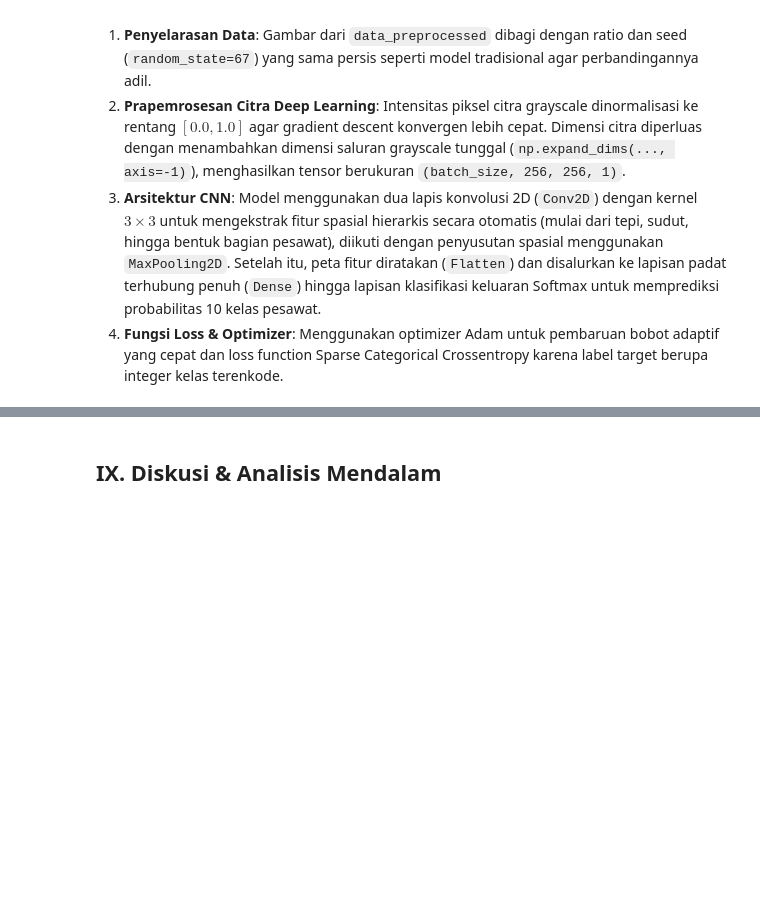
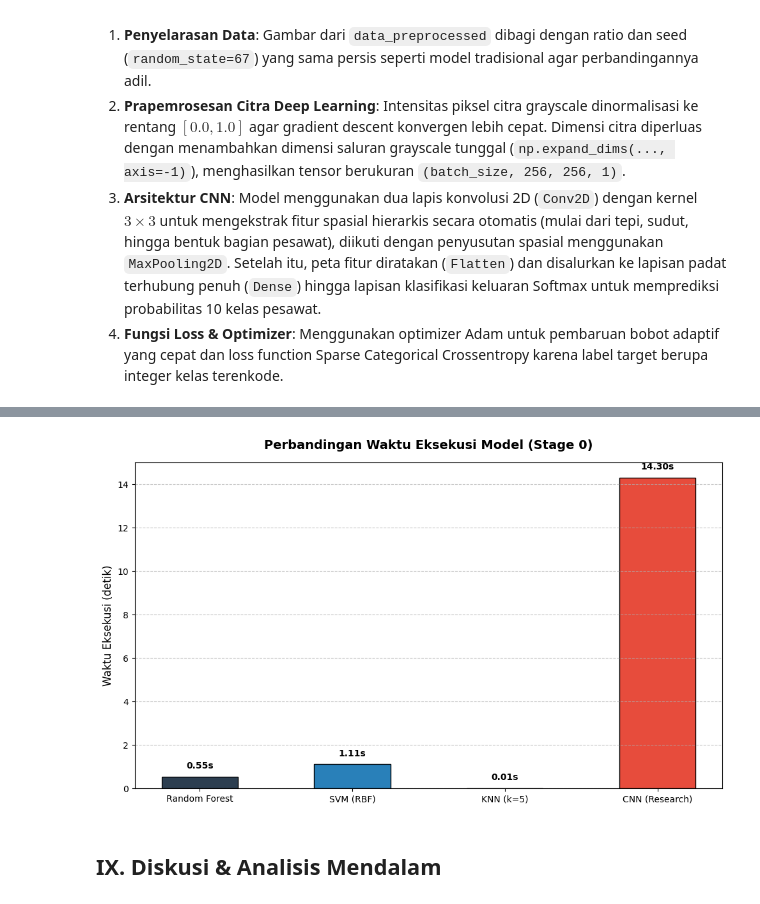
Before and after one commit to Schryzon/AeroVision, a Jupyter notebook: Stage0_AeroVision.ipynb, the cells around one changed output, grey strips where cells are left out. Cells and saved outputs as stored; diff of their text form; code cells hidden in the pictures; blank space fills up the shorter version.

```diff
--- a/Stage0_AeroVision.ipynb
+++ b/Stage0_AeroVision.ipynb
@@ -954,6 +1051,9 @@ Standardisasi dilakukan dengan menghitung rata-rata dan deviasi standar dari fit
 - **When (Kapan)**: Dijalankan sebelum fitting model dimulai.
 - **How (Bagaimana)**: Inisialisasi RandomForestClassifier(n_estimators=100, random_state=67), SVC(C=10.0, kernel='rbf', random_state=67), dan KNeighborsClassifier(n_neighbors=3).
 # %%
+import time
+model_times = {}
+
 def generateClassificationReport(y_true, y_pred):
     print(classification_report(y_true, y_pred, zero_division=0))
     print(confusion_matrix(y_true, y_pred))
@@ -961,8 +1061,8 @@ def generateClassificationReport(y_true, y_pred):
 
 # Inisialisasi classifier dengan hyperparameter yang telah dioptimalkan
 rf = RandomForestClassifier(n_estimators=100, random_state=67, n_jobs=-1)
-svm = SVC(C=5.0, kernel='rbf', gamma='scale', random_state=67)
-knn = KNeighborsClassifier(n_neighbors=5, weights='uniform')
+svm = SVC(C=15.0, kernel='rbf', gamma='scale', random_state=67)
+knn = KNeighborsClassifier(n_neighbors=5, metric='cosine')
 # %% [markdown]
 #### Analisis & Penjelasan Belakang Layar (Behind the Scenes)
 ---
@@ -987,7 +1087,11 @@ Penyetelan parameter awal ini memastikan performa model stabil dan terkontrol.
 - **How (Bagaimana)**: Memanggil method .fit() dan .predict() untuk mencetak akurasi test, serta joblib.dump untuk persistensi model.
 # %%
 print("=== TRAINING RANDOM FOREST ===")
+t0 = time.time()
 rf.fit(X_train, y_train)
+rf_time = time.time() - t0
+model_times['Random Forest'] = rf_time
+print(f'Random Forest Training Time: {rf_time:.2f} seconds')
 print("------Testing Set------")
 generateClassificationReport(y_test, rf.predict(X_test))
 
@@ -1033,7 +1137,11 @@ Program memanggil metode `.fit(X_train, y_train)` Scikit-learn untuk melatih 100
 - **How (Bagaimana)**: Menggunakan regularisasi C=10.0, fitting kernel 'rbf', mencetak skor akurasi testing, dan menyimpan file model menggunakan joblib.
 # %%
 print("=== TRAINING SVM ===")
+t0 = time.time()
 svm.fit(X_train, y_train)
+svm_time = time.time() - t0
+model_times['SVM (RBF)'] = svm_time
+print(f'SVM Training Time: {svm_time:.2f} seconds')
 print("------Testing Set------")
 generateClassificationReport(y_test, svm.predict(X_test))
 
@@ -1079,7 +1187,11 @@ Program melatih model SVM menggunakan kernel RBF dan regularisasi kesalahan $C=1
 - **How (Bagaimana)**: Menginisialisasi KNeighborsClassifier dengan n_neighbors=3, melakukan .fit(), memprediksi label test, dan mengekspor objek model.
 # %%
 print("=== TRAINING KNN ===")
+t0 = time.time()
 knn.fit(X_train, y_train)
+knn_time = time.time() - t0
+model_times['KNN (k=5)'] = knn_time
+print(f'KNN Training Time: {knn_time:.2f} seconds')
 print("------Testing Set------")
 generateClassificationReport(y_test, knn.predict(X_test))
 
@@ -1321,3 +1457,24 @@ Sel ini mengimplementasikan Convolutional Neural Network (CNN) sederhana sebagai
+# %%
+import matplotlib.pyplot as plt
+
+models = list(model_times.keys())
+times = list(model_times.values())
+
+plt.figure(figsize=(10, 6))
+bars = plt.bar(models, times, color=['#2c3e50', '#2980b9', '#27ae60', '#e74c3c'], edgecolor='black', width=0.5)
+plt.ylabel('Waktu Eksekusi (detik)', fontsize=12)
+plt.title('Perbandingan Waktu Eksekusi Model (Stage 0)', fontsize=14, fontweight='bold', pad=15)
+
+# Add values on top of the bars
+for bar in bars:
+    height = bar.get_height()
+    plt.text(bar.get_x() + bar.get_width()/2.0, height + 0.02 * (max(times) + 1e-5), f'{height:.2f}s', ha='center', va='bottom', fontweight='bold')
+
+plt.grid(axis='y', linestyle='--', alpha=0.7)
+plt.tight_layout()
+plt.show()
+# %% [output]
+[figure, added]
 # %% [markdown]
 ## IX. Diskusi & Analisis Mendalam
 # %% [markdown]
```
Also changed, not shown: parts of 21 cells of this notebook, 11 other files.
